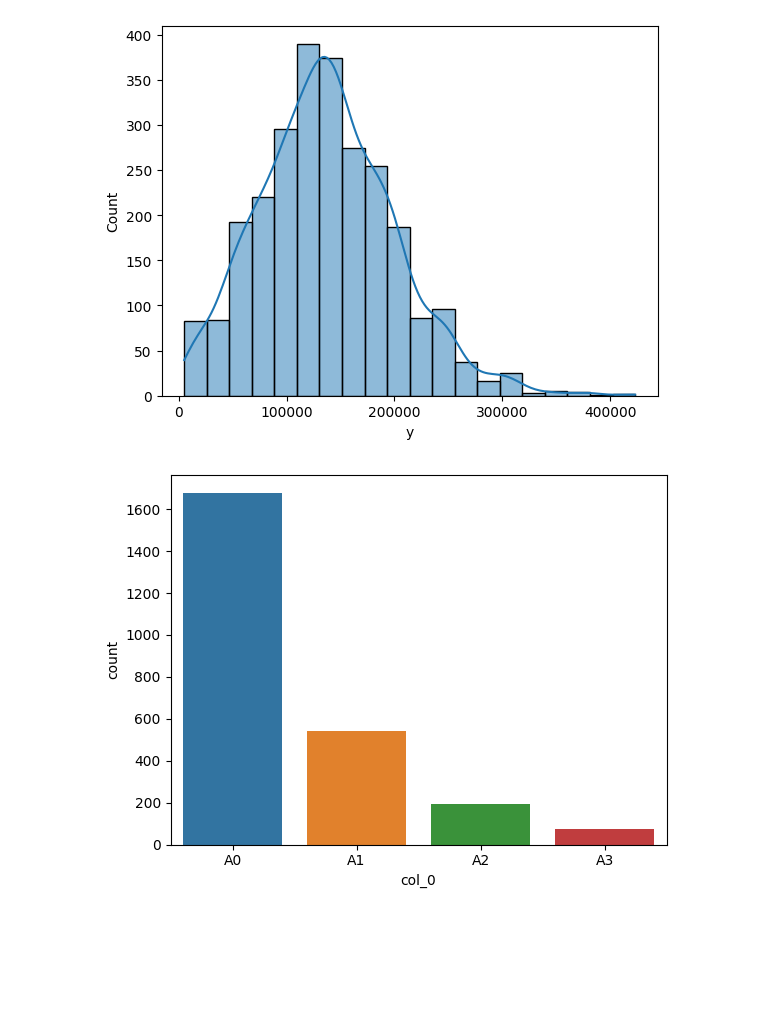
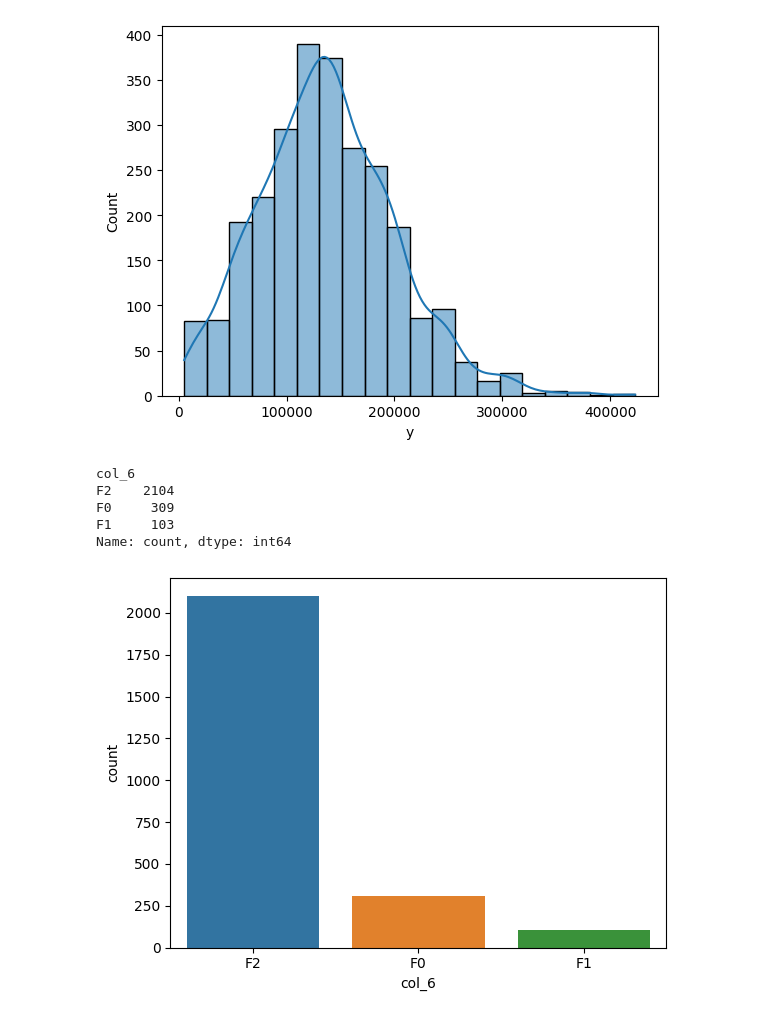
Before and after one commit to ashikMostofaTonmoy/ReliSource, a Jupyter notebook: 1stphase.ipynb, the cells around one changed output. Drawn from its saved outputs; the diff is of its cells as text; code cells hidden in the pictures; blank space fills up the shorter version.

Commit message:
data clean done

```diff
--- a/1stphase.ipynb
+++ b/1stphase.ipynb
@@ -69,6 +71,9 @@ memory usage: 184.9+ KB
 train_data.shape
 # %% [output]
 (2628, 9)
+# %%
+# Assuming train_data is DataFrame
+train_data = train_data.drop_duplicates()
 # %%
 # Check for missing values
 missing_values = train_data.isnull().sum()
@@ -158,0 +215,9 @@ def status_of_space(dataframe):
+# %%
+replacements = {
+    'col_0': {'old_value': 'AO', 'new_value': 'A0'},
+    'col_1': {'old_value': 'BO', 'new_value': 'B0'},
+    'col_6': {'old_value': 'FO', 'new_value': 'F0'}
+}
+
+
+train_data = replace_values_in_columns(train_data, replacements)
@@ -274,6 +460,15 @@ sns.histplot(data=train_data, x='y', bins=20, kde=True)
 plt.show()
 # %% [output]
 [figure]
-# %%
-# Replacing all 'AO' to 'A0'
-train_data['col_0'] = train_data['col_0'].replace('AO', 'A0')
+# %%
+# Assuming df is your DataFrame and 'col_name' is the name of the column you want to count unique values in
+unique_value_counts_col_6 = train_data['col_6'].value_counts()
+
+# Display the unique value counts
+print(unique_value_counts_col_6)
+# %% [output]
+col_6
+F2    2104
+F0     309
+F1     103
+Name: count, dtype: int64
@@ -280,7 +478,7 @@ train_data['col_0'] = train_data['col_0'].replace('AO', 'A0')
 # %%
-# Example: Visualize counts of 'col_0'
-sns.countplot(data=train_data, x='col_0')
+# Example: Visualize counts of 'col_6'
+sns.countplot(data=train_data, x='col_6')
 plt.show()
 # %% [output]
-[figure, old version]
+[figure, new version]
 # %%
```
Also changed, not shown: parts of 32 cells of this notebook, 3 other files.
